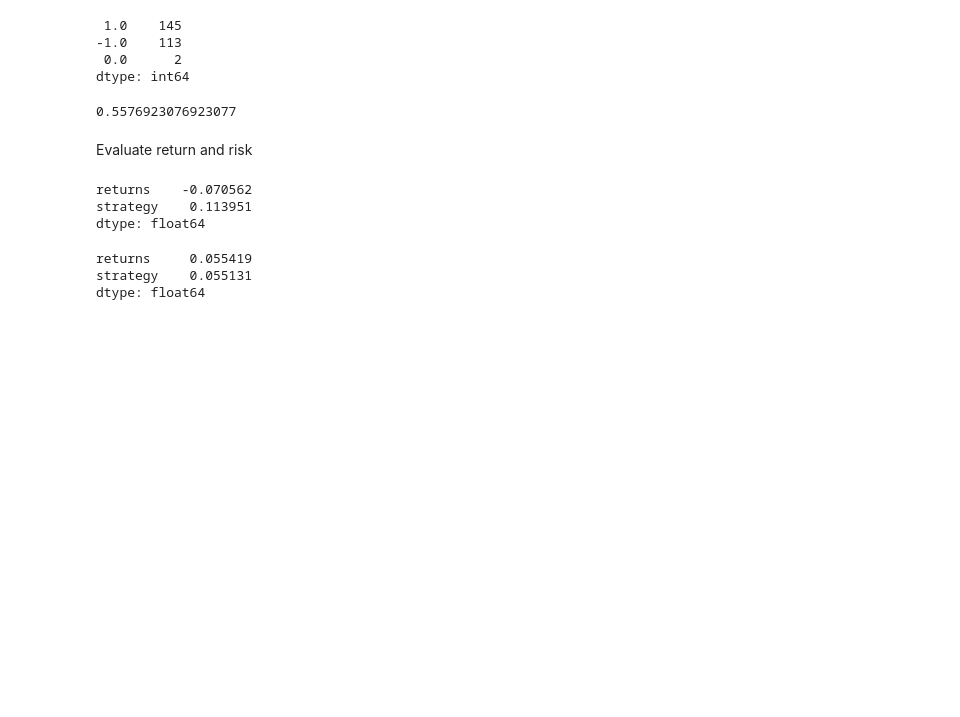
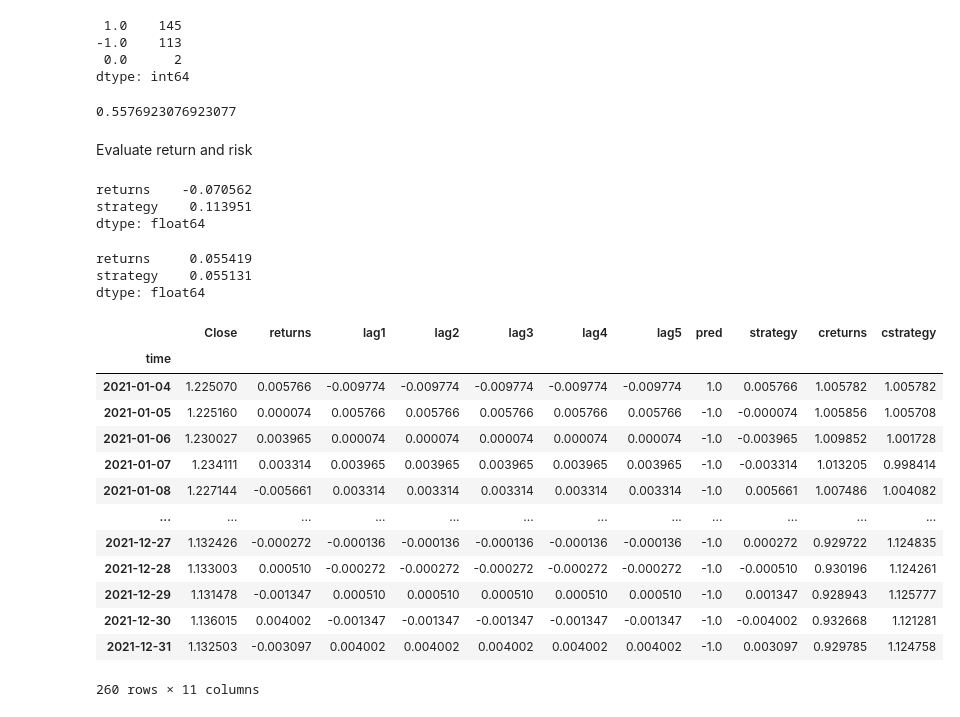
Before and after one commit to VishiK-on-github/algorithmic-trading-strategies, a Jupyter notebook: ml-strategies/Regression/regression.ipynb, the cells around one changed output. Cells and saved outputs as stored; diff of their text form; code cells hidden in the pictures; blank space fills up the shorter version.

```diff
--- a/ml-strategies/Regression/regression.ipynb
+++ b/ml-strategies/Regression/regression.ipynb
@@ -583,3 +583,20 @@ data[['returns', 'strategy']].std() * np.sqrt(252)
 returns     0.055419
 strategy    0.055131
 dtype: float64
+# %%
+data
+# %% [output]
+|  | Close | returns | lag1 | lag2 | lag3 | lag4 | lag5 | pred | strategy | creturns | cstrategy |
+| time |  |  |  |  |  |  |  |  |  |  |  |
+| 2021-01-04 | 1.225070 | 0.005766 | -0.009774 | -0.009774 | -0.009774 | -0.009774 | -0.009774 | 1.0 | 0.005766 | 1.005782 | 1.005782 |
+| 2021-01-05 | 1.225160 | 0.000074 | 0.005766 | 0.005766 | 0.005766 | 0.005766 | 0.005766 | -1.0 | -0.000074 | 1.005856 | 1.005708 |
+| 2021-01-06 | 1.230027 | 0.003965 | 0.000074 | 0.000074 | 0.000074 | 0.000074 | 0.000074 | -1.0 | -0.003965 | 1.009852 | 1.001728 |
+| 2021-01-07 | 1.234111 | 0.003314 | 0.003965 | 0.003965 | 0.003965 | 0.003965 | 0.003965 | -1.0 | -0.003314 | 1.013205 | 0.998414 |
+| 2021-01-08 | 1.227144 | -0.005661 | 0.003314 | 0.003314 | 0.003314 | 0.003314 | 0.003314 | -1.0 | 0.005661 | 1.007486 | 1.004082 |
+| ... | ... | ... | ... | ... | ... | ... | ... | ... | ... | ... | ... |
+| 2021-12-27 | 1.132426 | -0.000272 | -0.000136 | -0.000136 | -0.000136 | -0.000136 | -0.000136 | -1.0 | 0.000272 | 0.929722 | 1.124835 |
+| 2021-12-28 | 1.133003 | 0.000510 | -0.000272 | -0.000272 | -0.000272 | -0.000272 | -0.000272 | -1.0 | -0.000510 | 0.930196 | 1.124261 |
+| 2021-12-29 | 1.131478 | -0.001347 | 0.000510 | 0.000510 | 0.000510 | 0.000510 | 0.000510 | -1.0 | 0.001347 | 0.928943 | 1.125777 |
+| 2021-12-30 | 1.136015 | 0.004002 | -0.001347 | -0.001347 | -0.001347 | -0.001347 | -0.001347 | -1.0 | -0.004002 | 0.932668 | 1.121281 |
+| 2021-12-31 | 1.132503 | -0.003097 | 0.004002 | 0.004002 | 0.004002 | 0.004002 | 0.004002 | -1.0 | 0.003097 | 0.929785 | 1.124758 |
+260 rows × 11 columns
```
Also changed, not shown: 4 other files.
